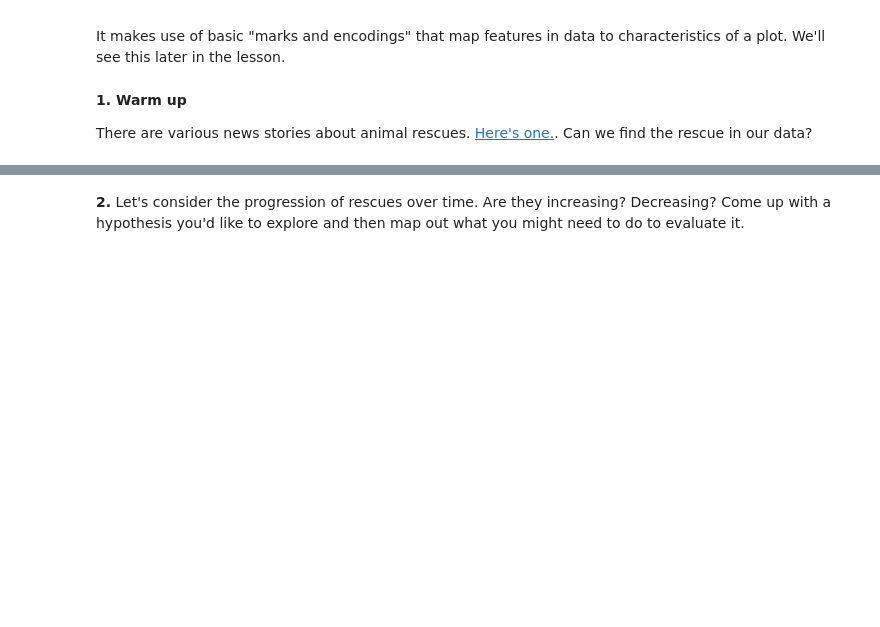
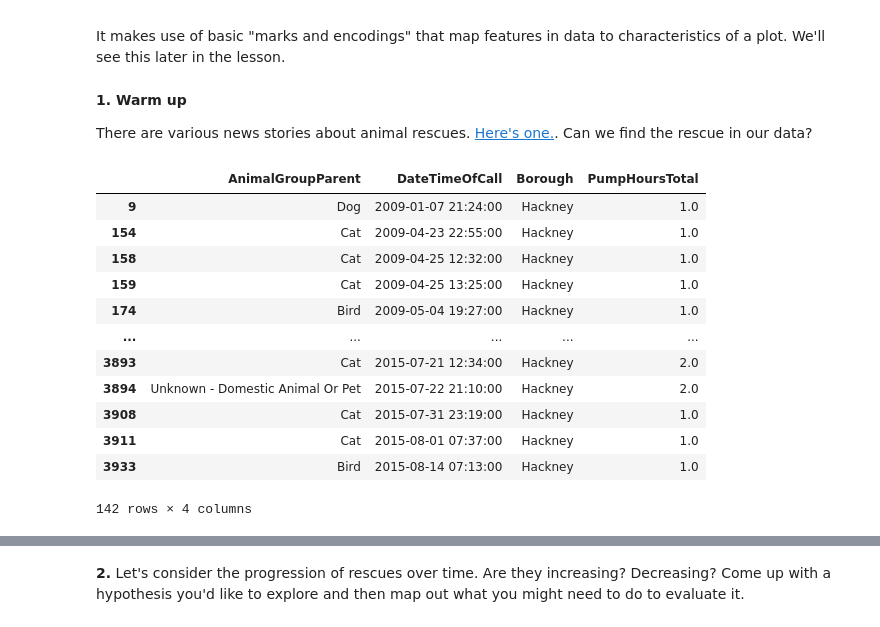
Before and after one commit to kmb2179/2026-Image-and-Sound-Kristen-Bresnahan, a Jupyter notebook: lessons/03_lecture/Classtime_3.ipynb, the cells around one changed output, grey strips where cells are left out. Cells and saved outputs as stored; diff of their text form; code cells hidden in the pictures; blank space fills up the shorter version.

```diff
--- a/lessons/03_lecture/Classtime_3.ipynb
+++ b/lessons/03_lecture/Classtime_3.ipynb
@@ -96,3 +113,24 @@ There are various news stories about animal rescues. [Here's one.](https://www.l
+# %%
+# your code here
+dogs = lfb[lfb["AnimalGroupParent"] == "Dog"]
+
+Hackney = lfb[lfb["Borough"] == "Hackney"]
+
+Hackney[["AnimalGroupParent", "DateTimeOfCall", "Borough", "PumpHoursTotal"]]
+# %% [output]
+|  | AnimalGroupParent | DateTimeOfCall | Borough | PumpHoursTotal |
+| 9 | Dog | 2009-01-07 21:24:00 | Hackney | 1.0 |
+| 154 | Cat | 2009-04-23 22:55:00 | Hackney | 1.0 |
+| 158 | Cat | 2009-04-25 12:32:00 | Hackney | 1.0 |
+| 159 | Cat | 2009-04-25 13:25:00 | Hackney | 1.0 |
+| 174 | Bird | 2009-05-04 19:27:00 | Hackney | 1.0 |
+| ... | ... | ... | ... | ... |
+| 3893 | Cat | 2015-07-21 12:34:00 | Hackney | 2.0 |
+| 3894 | Unknown - Domestic Animal Or Pet | 2015-07-22 21:10:00 | Hackney | 2.0 |
+| 3908 | Cat | 2015-07-31 23:19:00 | Hackney | 1.0 |
+| 3911 | Cat | 2015-08-01 07:37:00 | Hackney | 1.0 |
+| 3933 | Bird | 2015-08-14 07:13:00 | Hackney | 1.0 |
+142 rows × 4 columns
 # %% [markdown]
 What about [this story](https://www.theguardian.com/world/2025/nov/02/firefighters-charities-animal-rescue-callouts-england) that includes overall statistics about domestic animals over time? Or [this one](https://www.telegraph.co.uk/news/2024/12/29/firefighters-spend-record-amount-money-rescuing-cats/?ICID=continue_without_subscribing_reg_first&icid=login_test-login_success-password#comment)...
 
```
Also changed, not shown: parts of 8 cells of this notebook, 1 other file.
